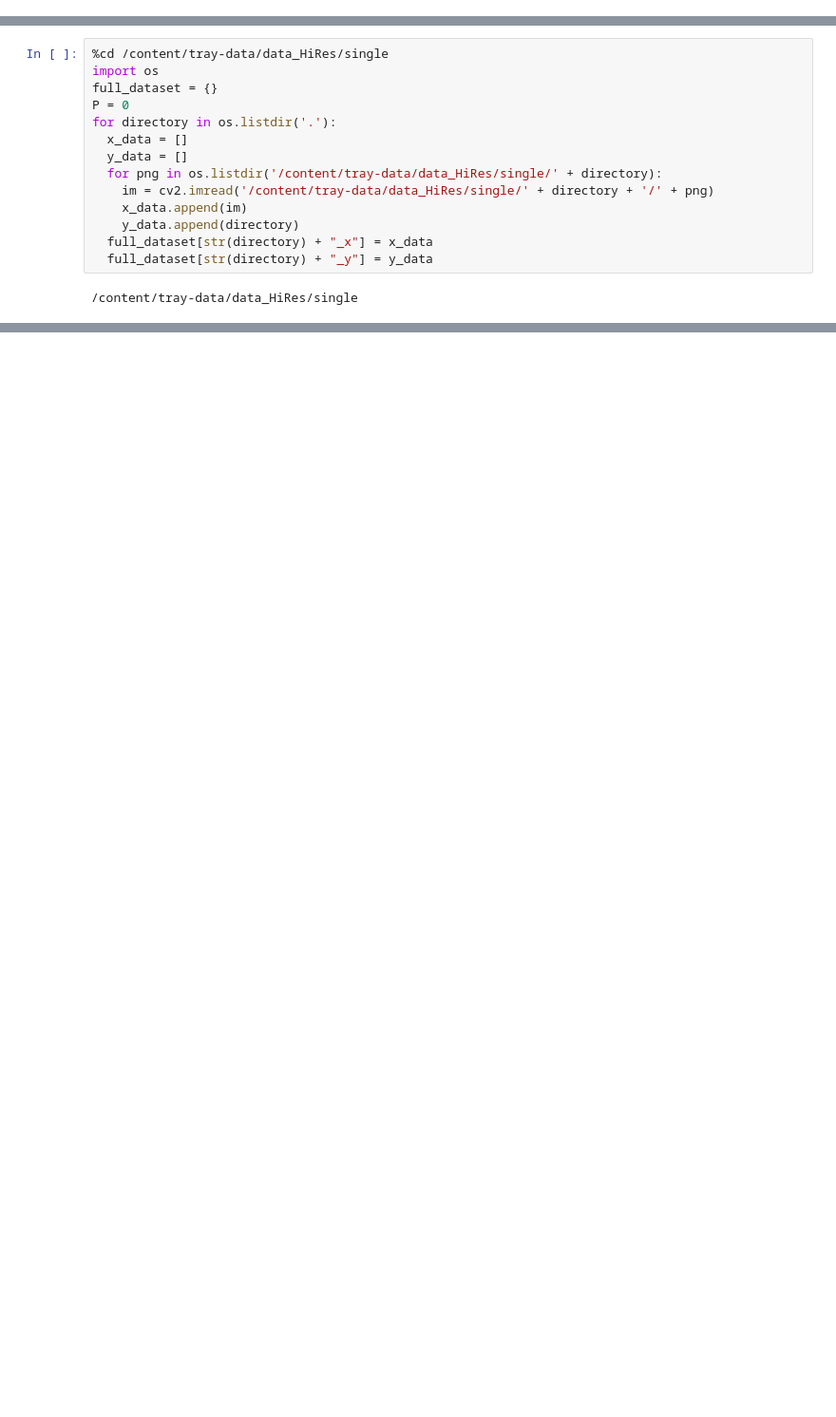
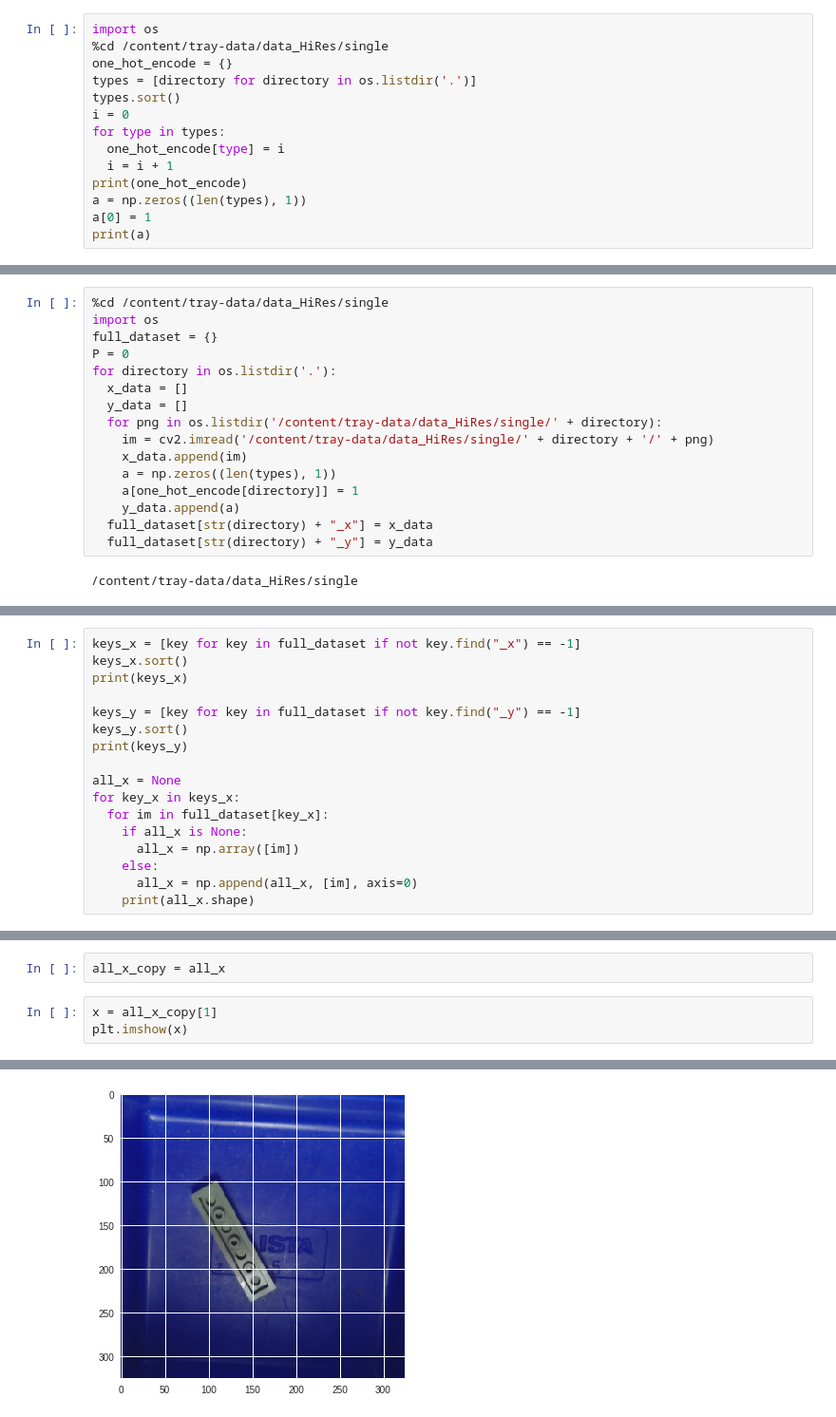
Before and after one commit to tylerlum/Tray_Image_Classifier_A, a Jupyter notebook: ReadData.ipynb, the cells around one changed output, grey strips where cells are left out. Shown at 95% size. Cells and saved outputs as stored; diff of their text form; blank space fills up the shorter version.

Commit message:
Make Train and Test Data

```diff
--- a/ReadData.ipynb
+++ b/ReadData.ipynb
@@ -48,0 +43,14 @@ plt.imshow(im)
+# %%
+import os
+%cd /content/tray-data/data_HiRes/single
+one_hot_encode = {}
+types = [directory for directory in os.listdir('.')]
+types.sort()
+i = 0
+for type in types:
+  one_hot_encode[type] = i
+  i = i + 1
+print(one_hot_encode)
+a = np.zeros((len(types), 1))
+a[0] = 1
+print(a)
@@ -57,7 +83,9 @@ for directory in os.listdir('.'):
   for png in os.listdir('/content/tray-data/data_HiRes/single/' + directory):
     im = cv2.imread('/content/tray-data/data_HiRes/single/' + directory + '/' + png)
     x_data.append(im)
-    y_data.append(directory)
+    a = np.zeros((len(types), 1))
+    a[one_hot_encode[directory]] = 1
+    y_data.append(a)
   full_dataset[str(directory) + "_x"] = x_data
   full_dataset[str(directory) + "_y"] = y_data
 # %% [output]
@@ -75,0 +152,17 @@ S1
+# %%
+keys_x = [key for key in full_dataset if not key.find("_x") == -1]
+keys_x.sort()
+print(keys_x)
+
+keys_y = [key for key in full_dataset if not key.find("_y") == -1]
+keys_y.sort()
+print(keys_y)
+
+all_x = None
+for key_x in keys_x:
+  for im in full_dataset[key_x]:
+    if all_x is None:
+      all_x = np.array([im])
+    else:
+      all_x = np.append(all_x, [im], axis=0)
+    print(all_x.shape)
@@ -75,0 +210,6 @@ S1
+# %%
+all_x_copy = all_x
+# %%
+x = all_x_copy[1]
+plt.imshow(x)
+# %% [output]
@@ -75,0 +217 @@ S1
+[figure, added]
```
Also changed, not shown: parts of 16 cells of this notebook.
